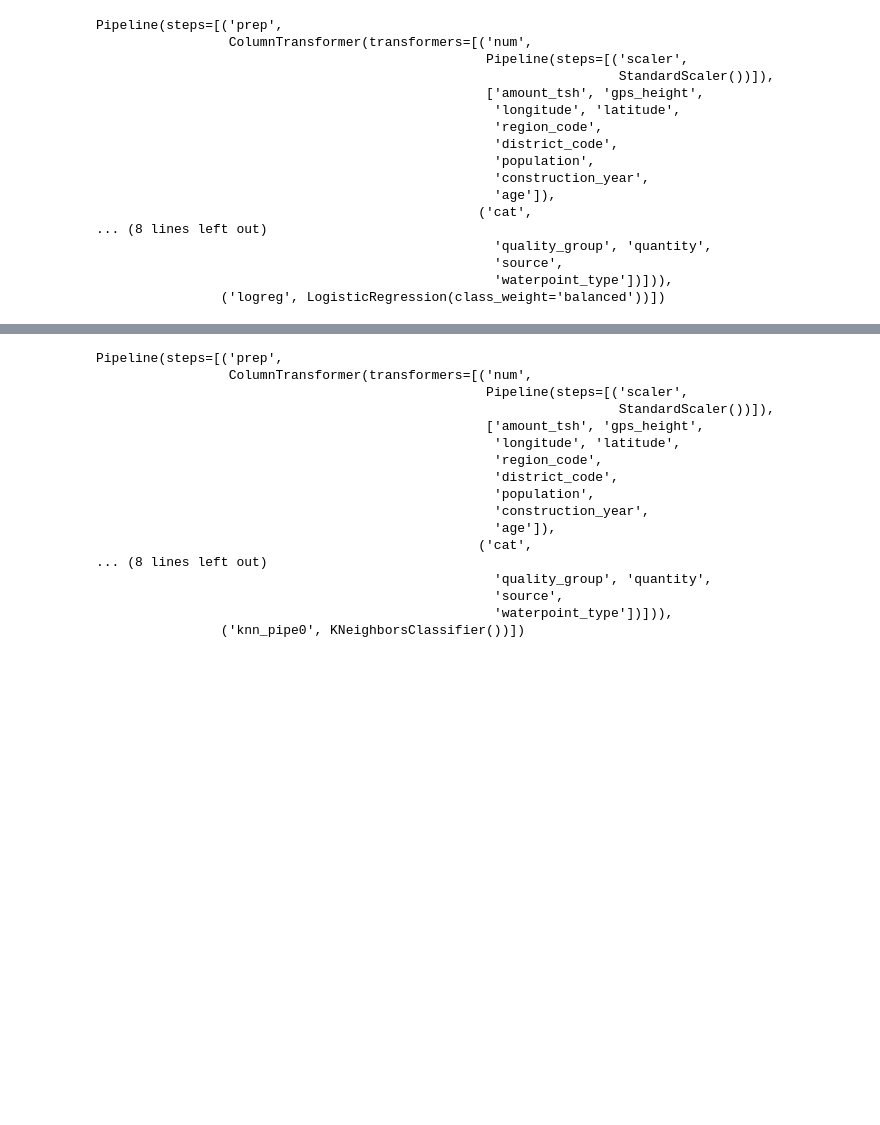
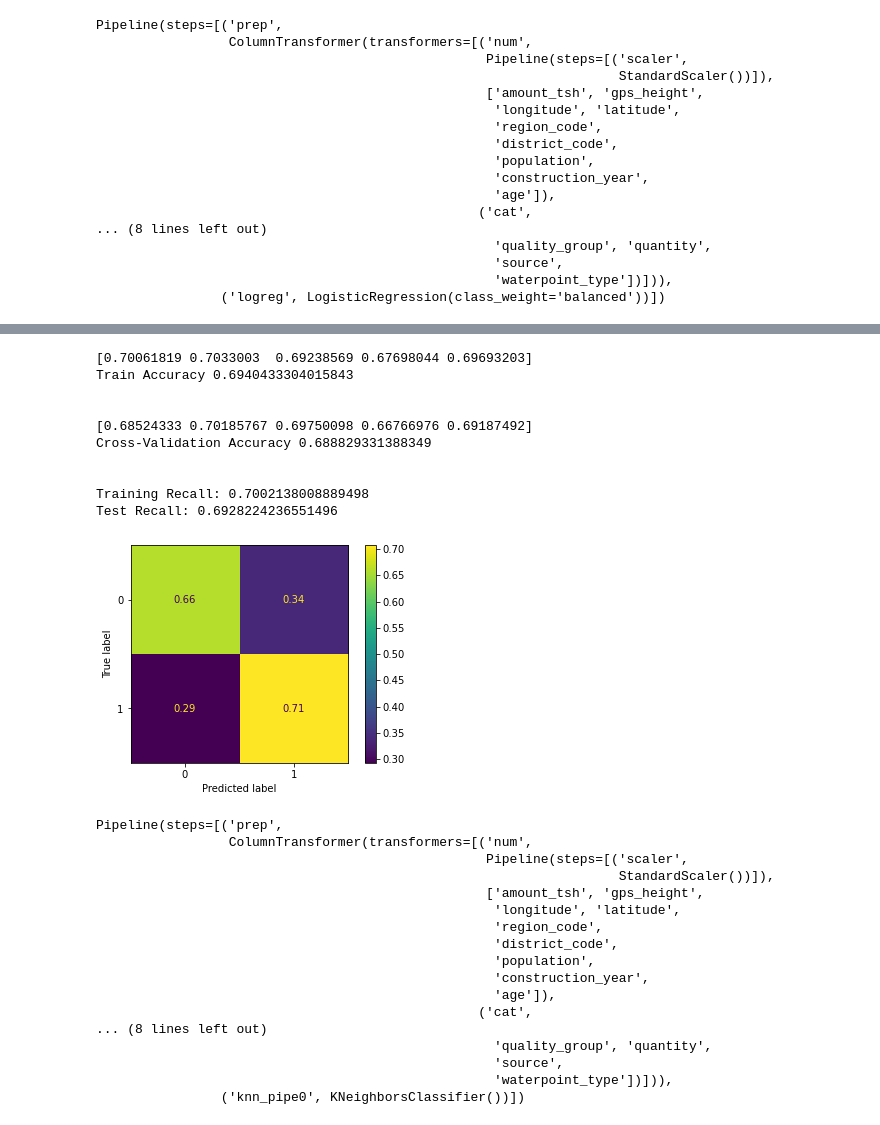
Before and after one commit to R3TR0Quan/tanzania-wells-classification, a Jupyter notebook: modelling.ipynb, the cells around one changed output, grey strips where cells are left out. Drawn from its saved outputs; the diff is of its cells as text; code cells hidden in the pictures; blank space fills up the shorter version.

```diff
--- a/modelling.ipynb
+++ b/modelling.ipynb
@@ -243,0 +281,12 @@ array([0, 1, 0, ..., 1, 0, 1])
+# %%
+#Random Forest Pipeline
+rf_pipe0 = Pipeline(steps=[
+    ('prep', preprocessor),
+    ('rf0', RandomForestClassifier(max_depth=5,
+                                   n_estimators=50,
+                                   class_weight='balanced',
+                                   random_state=42))
+])
+# %%
+#fit random forest 0
+rf_pipe0.fit(X_train, y_train)
@@ -244,3 +311,18 @@ array([0, 1, 0, ..., 1, 0, 1])
+# %%
+#cross validate / evaluate
+cross_val_evaluate(rf_pipe0, X_train, y_train)
+# %% [output]
+[0.70061819 0.7033003  0.69238569 0.67698044 0.69693203]
+Train Accuracy 0.6940433304015843
+
+
+[0.68524333 0.70185767 0.69750098 0.66766976 0.69187492]
+Cross-Validation Accuracy 0.688829331388349
+
+
+Training Recall: 0.7002138008889498
+Test Recall: 0.6928224236551496
+[figure, added]
 # %%
 #KNN pipeline
 knn_pipe0 = Pipeline(steps=[
```
Also changed, not shown: parts of 12 cells of this notebook, 1 other file.
